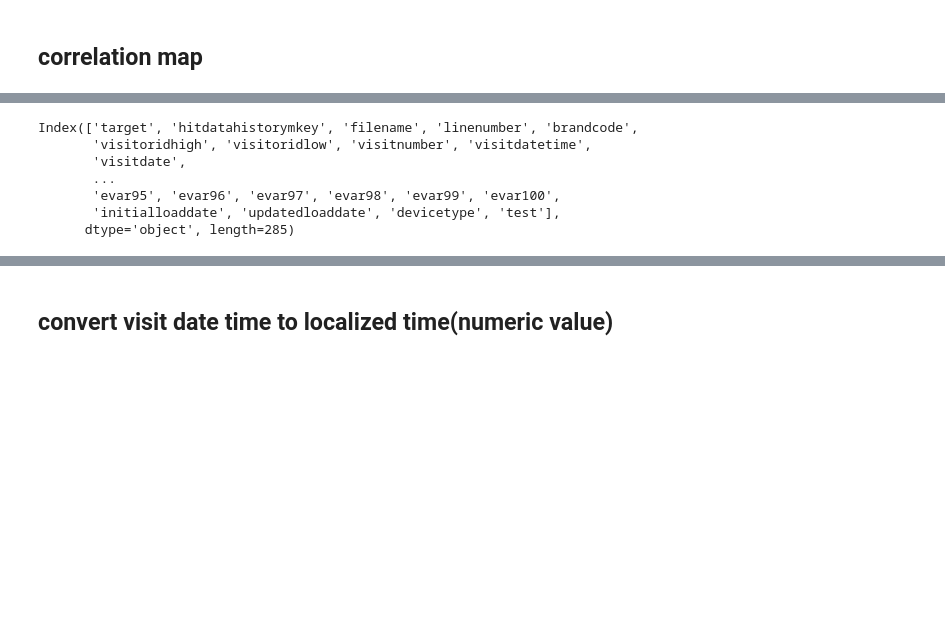
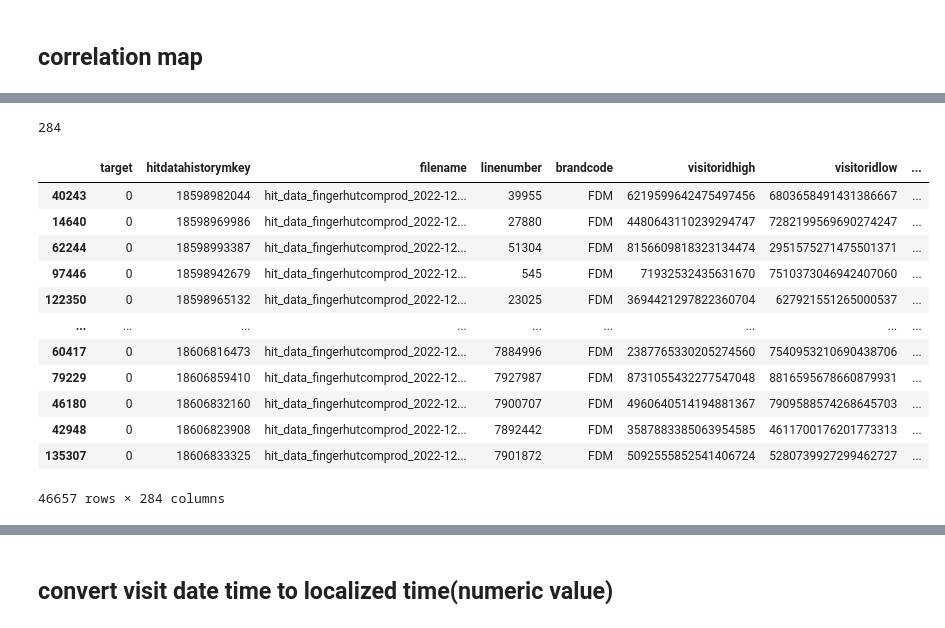
Before and after one commit to toriwang24/M148, a Jupyter notebook: correlationHeatMap_feature_selection.ipynb, the cells around one changed output, grey strips where cells are left out. Drawn from its saved outputs; the diff is of its cells as text; code cells hidden in the pictures; blank space fills up the shorter version.

```diff
--- a/correlationHeatMap_feature_selection.ipynb
+++ b/correlationHeatMap_feature_selection.ipynb
@@ -451,16 +365,24 @@ len(features_extract)
 # %%
 #test = df_first_visit[features_extract]
 test = df_first_visit
-len(test.columns)
+print(len(test.columns))
 test.columns
+test
 # %% [output]
-Index(['target', 'hitdatahistorymkey', 'filename', 'linenumber', 'brandcode',
-       'visitoridhigh', 'visitoridlow', 'visitnumber', 'visitdatetime',
-       'visitdate',
-       ...
-       'evar95', 'evar96', 'evar97', 'evar98', 'evar99', 'evar100',
-       'initialloaddate', 'updatedloaddate', 'devicetype', 'test'],
-      dtype='object', length=285)
+284
+|  | target | hitdatahistorymkey | filename | linenumber | brandcode | visitoridhigh | visitoridlow | ... |
+| 40243 | 0 | 18598982044 | hit_data_fingerhutcomprod_2022-12... | 39955 | FDM | 6219599642475497456 | 6803658491431386667 | ... |
+| 14640 | 0 | 18598969986 | hit_data_fingerhutcomprod_2022-12... | 27880 | FDM | 4480643110239294747 | 7282199569690274247 | ... |
+| 62244 | 0 | 18598993387 | hit_data_fingerhutcomprod_2022-12... | 51304 | FDM | 8156609818323134474 | 2951575271475501371 | ... |
+| 97446 | 0 | 18598942679 | hit_data_fingerhutcomprod_2022-12... | 545 | FDM | 71932532435631670 | 7510373046942407060 | ... |
+| 122350 | 0 | 18598965132 | hit_data_fingerhutcomprod_2022-12... | 23025 | FDM | 3694421297822360704 | 627921551265000537 | ... |
+| ... | ... | ... | ... | ... | ... | ... | ... | ... |
+| 60417 | 0 | 18606816473 | hit_data_fingerhutcomprod_2022-12... | 7884996 | FDM | 2387765330205274560 | 7540953210690438706 | ... |
+| 79229 | 0 | 18606859410 | hit_data_fingerhutcomprod_2022-12... | 7927987 | FDM | 8731055432277547048 | 8816595678660879931 | ... |
+| 46180 | 0 | 18606832160 | hit_data_fingerhutcomprod_2022-12... | 7900707 | FDM | 4960640514194881367 | 7909588574268645703 | ... |
+| 42948 | 0 | 18606823908 | hit_data_fingerhutcomprod_2022-12... | 7892442 | FDM | 3587883385063954585 | 4611700176201773313 | ... |
+| 135307 | 0 | 18606833325 | hit_data_fingerhutcomprod_2022-12... | 7901872 | FDM | 5092555852541406724 | 5280739927299462727 | ... |
+46657 rows × 284 columns
 # %%
 # convert all columns to numeric type
 test = test.apply(pd.to_numeric, errors='coerce')
```
Also changed, not shown: parts of 36 cells of this notebook.
